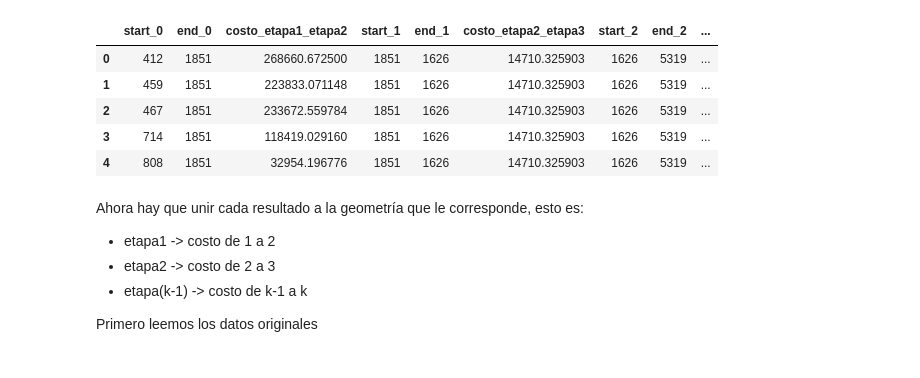
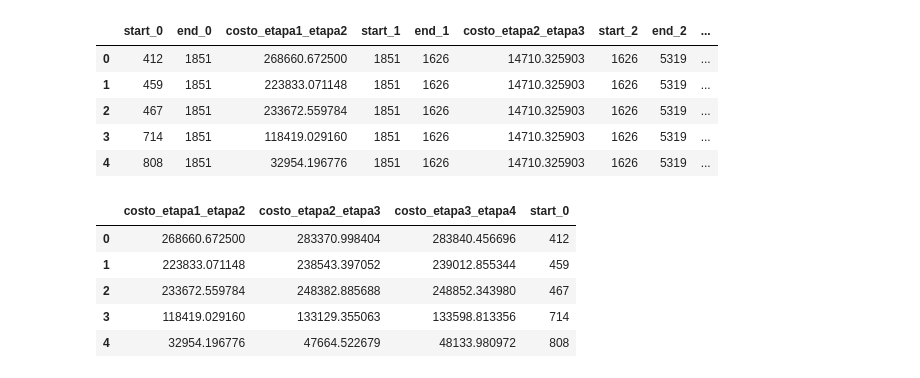
Before and after one commit to eurekastein/cadenas2, a Jupyter notebook: cadenas.ipynb, the cells around one changed output. Cells and saved outputs as stored; diff of their text form; code cells hidden in the pictures.

```diff
--- a/cadenas.ipynb
+++ b/cadenas.ipynb
@@ -197,11 +211,3 @@ costos.head()
 | 2 | 467 | 1851 | 233672.559784 | 1851 | 1626 | 14710.325903 | 1626 | 5319 | ... |
 | 3 | 714 | 1851 | 118419.029160 | 1851 | 1626 | 14710.325903 | 1626 | 5319 | ... |
 | 4 | 808 | 1851 | 32954.196776 | 1851 | 1626 | 14710.325903 | 1626 | 5319 | ... |
-# %% [markdown]
-Ahora hay que unir cada resultado a la geometría que le corresponde, esto es:
-
-- etapa1 -> costo de 1 a 2
-- etapa2 -> costo de 2 a 3
-- etapa(k-1) -> costo de k-1 a k
-
-Primero leemos los datos originales
@@ -214 +217,10 @@ for etapa in etapas:
+# %%
+costos_acumulados.head()
+# %% [output]
+|  | costo_etapa1_etapa2 | costo_etapa2_etapa3 | costo_etapa3_etapa4 | start_0 |
+| 0 | 268660.672500 | 283370.998404 | 283840.456696 | 412 |
+| 1 | 223833.071148 | 238543.397052 | 239012.855344 | 459 |
+| 2 | 233672.559784 | 248382.885688 | 248852.343980 | 467 |
+| 3 | 118419.029160 | 133129.355063 | 133598.813356 | 714 |
+| 4 | 32954.196776 | 47664.522679 | 48133.980972 | 808 |
 # %%
```
Also changed, not shown: parts of 34 cells of this notebook.
